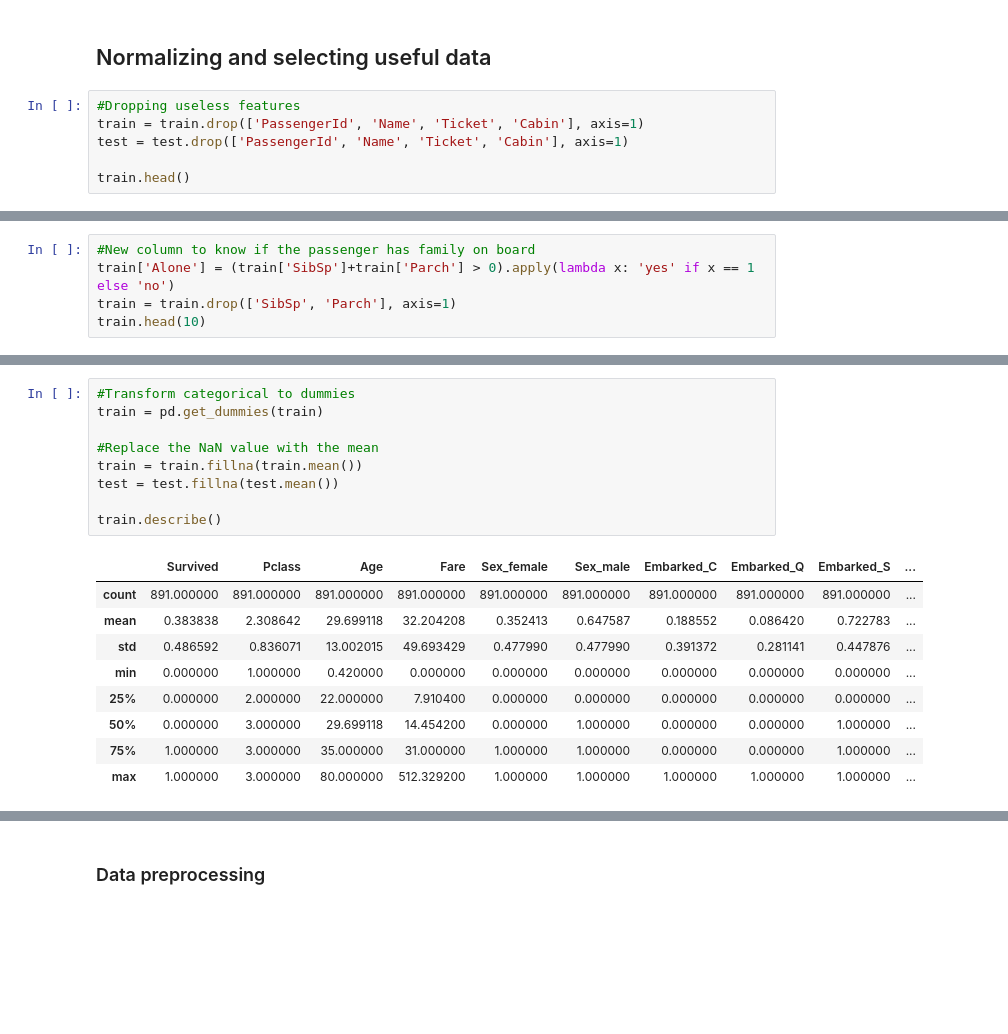
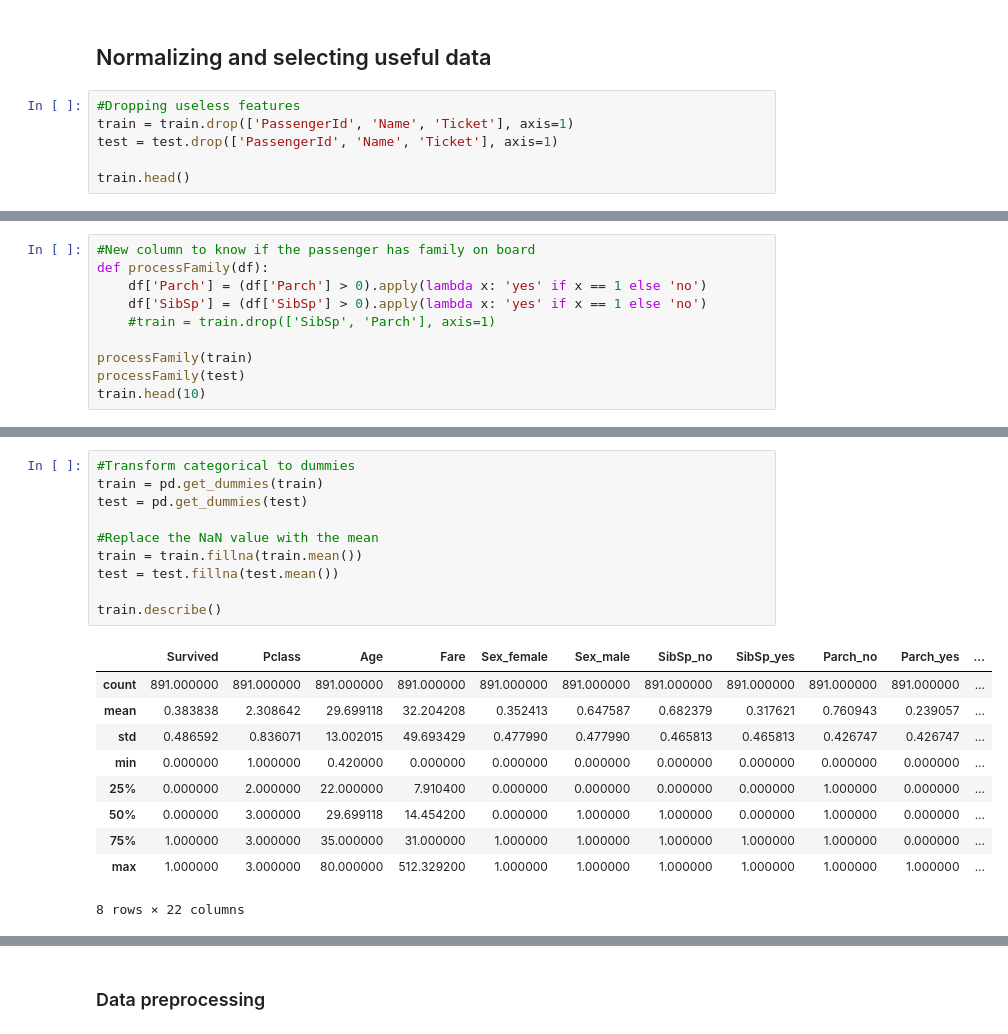
Before and after one commit to samuxiii/prototypes, a Jupyter notebook: notebooks/titanic/Titanic Survival.ipynb, the cells around one changed output, grey strips where cells are left out. Cells and saved outputs as stored; diff of their text form; blank space fills up the shorter version.

```diff
--- a/notebooks/titanic/Titanic Survival.ipynb
+++ b/notebooks/titanic/Titanic Survival.ipynb
@@ -110,8 +110,8 @@ Name: Fare, dtype: float64
 ## Normalizing and selecting useful data
 # %%
 #Dropping useless features
-train = train.drop(['PassengerId', 'Name', 'Ticket', 'Cabin'], axis=1)
-test = test.drop(['PassengerId', 'Name', 'Ticket', 'Cabin'], axis=1)
+train = train.drop(['PassengerId', 'Name', 'Ticket'], axis=1)
+test = test.drop(['PassengerId', 'Name', 'Ticket'], axis=1)
 
 train.head()
 # %% [output]
@@ -124,6 +124,11 @@ train.head()
 # %%
 #New column to know if the passenger has family on board
-train['Alone'] = (train['SibSp']+train['Parch'] > 0).apply(lambda x: 'yes' if x == 1 else 'no')
-train = train.drop(['SibSp', 'Parch'], axis=1)
+def processFamily(df):
+    df['Parch'] = (df['Parch'] > 0).apply(lambda x: 'yes' if x == 1 else 'no')
+    df['SibSp'] = (df['SibSp'] > 0).apply(lambda x: 'yes' if x == 1 else 'no')
+    #train = train.drop(['SibSp', 'Parch'], axis=1)
+
+processFamily(train)
+processFamily(test)
 train.head(10)
 # %% [output]
@@ -141,22 +172,24 @@ train.head(10)
 # %%
 #Transform categorical to dummies
 train = pd.get_dummies(train)
+test = pd.get_dummies(test)
 
 #Replace the NaN value with the mean
 train = train.fillna(train.mean())
 test = test.fillna(test.mean())
 
 train.describe()
 # %% [output]
-|  | Survived | Pclass | Age | Fare | Sex_female | Sex_male | Embarked_C | Embarked_Q | Embarked_S | ... |
-| count | 891.000000 | 891.000000 | 891.000000 | 891.000000 | 891.000000 | 891.000000 | 891.000000 | 891.000000 | 891.000000 | ... |
-| mean | 0.383838 | 2.308642 | 29.699118 | 32.204208 | 0.352413 | 0.647587 | 0.188552 | 0.086420 | 0.722783 | ... |
-| std | 0.486592 | 0.836071 | 13.002015 | 49.693429 | 0.477990 | 0.477990 | 0.391372 | 0.281141 | 0.447876 | ... |
-| min | 0.000000 | 1.000000 | 0.420000 | 0.000000 | 0.000000 | 0.000000 | 0.000000 | 0.000000 | 0.000000 | ... |
-| 25% | 0.000000 | 2.000000 | 22.000000 | 7.910400 | 0.000000 | 0.000000 | 0.000000 | 0.000000 | 0.000000 | ... |
-| 50% | 0.000000 | 3.000000 | 29.699118 | 14.454200 | 0.000000 | 1.000000 | 0.000000 | 0.000000 | 1.000000 | ... |
-| 75% | 1.000000 | 3.000000 | 35.000000 | 31.000000 | 1.000000 | 1.000000 | 0.000000 | 0.000000 | 1.000000 | ... |
-| max | 1.000000 | 3.000000 | 80.000000 | 512.329200 | 1.000000 | 1.000000 | 1.000000 | 1.000000 | 1.000000 | ... |
+|  | Survived | Pclass | Age | Fare | Sex_female | Sex_male | SibSp_no | SibSp_yes | Parch_no | Parch_yes | ... |
+| count | 891.000000 | 891.000000 | 891.000000 | 891.000000 | 891.000000 | 891.000000 | 891.000000 | 891.000000 | 891.000000 | 891.000000 | ... |
+| mean | 0.383838 | 2.308642 | 29.699118 | 32.204208 | 0.352413 | 0.647587 | 0.682379 | 0.317621 | 0.760943 | 0.239057 | ... |
+| std | 0.486592 | 0.836071 | 13.002015 | 49.693429 | 0.477990 | 0.477990 | 0.465813 | 0.465813 | 0.426747 | 0.426747 | ... |
+| min | 0.000000 | 1.000000 | 0.420000 | 0.000000 | 0.000000 | 0.000000 | 0.000000 | 0.000000 | 0.000000 | 0.000000 | ... |
+| 25% | 0.000000 | 2.000000 | 22.000000 | 7.910400 | 0.000000 | 0.000000 | 0.000000 | 0.000000 | 1.000000 | 0.000000 | ... |
+| 50% | 0.000000 | 3.000000 | 29.699118 | 14.454200 | 0.000000 | 1.000000 | 1.000000 | 0.000000 | 1.000000 | 0.000000 | ... |
+| 75% | 1.000000 | 3.000000 | 35.000000 | 31.000000 | 1.000000 | 1.000000 | 1.000000 | 1.000000 | 1.000000 | 0.000000 | ... |
+| max | 1.000000 | 3.000000 | 80.000000 | 512.329200 | 1.000000 | 1.000000 | 1.000000 | 1.000000 | 1.000000 | 1.000000 | ... |
+8 rows × 22 columns
 # %%
 import matplotlib.pyplot as plt
 
```
Also changed, not shown: parts of 11 cells of this notebook.
